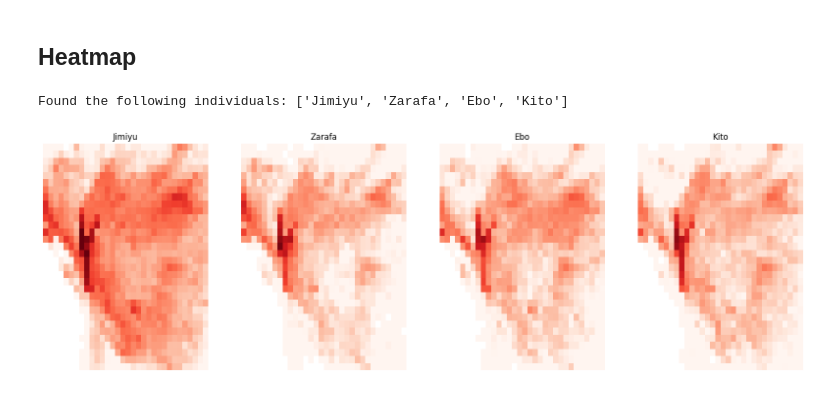
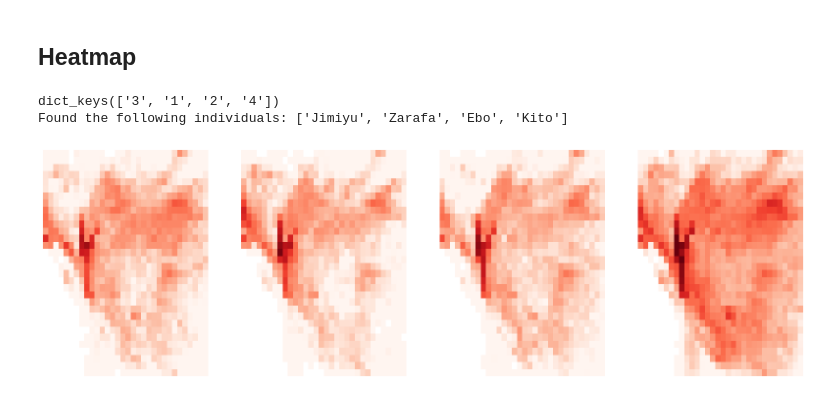
Before and after one commit to wildlifelabs/realtime-welfare, a Jupyter notebook: location.ipynb, the cells around one changed output. Cells and saved outputs as stored; diff of their text form; code cells hidden in the pictures.

Commit message:
update to match paper

```diff
--- a/location.ipynb
+++ b/location.ipynb
@@ -25,7 +25,7 @@ from torch.nn.functional import threshold
 Configuration for this notebook:
 """
 
-filename: str = "final-output.csv"
+filename: str = "/project/data/wod_output/2050528/final-output.csv"
 historic_sample_window_size: int = 10
 dwell_distance_threshold: float = 20.0
 # this reflects the values in the COCOs training data
@@ -285,33 +285,43 @@ for identity_key in identities:
             else:
                 points = np.concatenate((points, np.array(samples[sample_key][identity_key]["intersect"])), axis=0)
     points += 128
     for x, y in points:
         if x > 0 and y > 0:  # this is the default value when unsighted
             identity_grids[identity_key][int(x/reduction), int(y/reduction)] += 1
 
+print(identity_grids.keys())
+# Paper order is (A: Ebo, B: Zarafa, C:Kito, D: Jimyu) so we map
+# dict_keys(['3'=Jimiyu, '1'=Zarafa, '2'=Ebo, '4'=Kito]) to ['2', '1', '4', '3']
+render_order = ['2', '1', '4', '3']
+
 fig, axes = plt.subplots(1, len(identity_grids.keys()), figsize=(20, 6))
 
-for ax, grid in zip(axes, identity_grids.values()):
+for index, k in enumerate(render_order):
+    ax = axes[index]
+    grid = identity_grids[k]
+    # for ax, grid in zip(axes, identity_grids.values()):
     sns.heatmap(
         grid,
         cmap="Reds",
         alpha=1.0,
         cbar=False,
         # mask=np.where(grid > 0.25, 0, 1),
         ax=ax,
         robust=True,
         xticklabels=False,
         yticklabels=False,
         norm=mcolors.LogNorm(vmin=25,vmax=total_samples
         )
         # norm=mcolors.SymLogNorm(total_samples*.03, linscale=total_samples)
     )
 
 print(f"Found the following individuals: {[names[int(o) - 1] for o in identities]}")
 
 for index, i in enumerate(identities):
-    axes[index].set_title(names[int(i) - 1])
+    # axes[index].set_title(names[int(i) - 1])
+    pass
 plt.show()
 # %% [output]
+dict_keys(['3', '1', '2', '4'])
 Found the following individuals: ['Jimiyu', 'Zarafa', 'Ebo', 'Kito']
-[figure, old version]
+[figure, new version]
```
Also changed, not shown: parts of 1 cell of this notebook, 2 other files.
